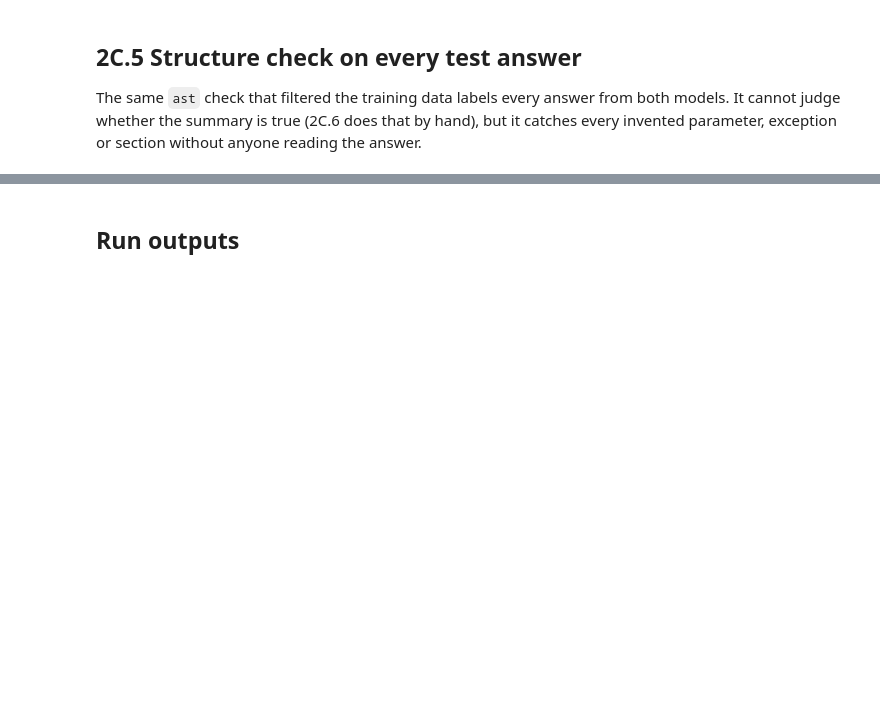
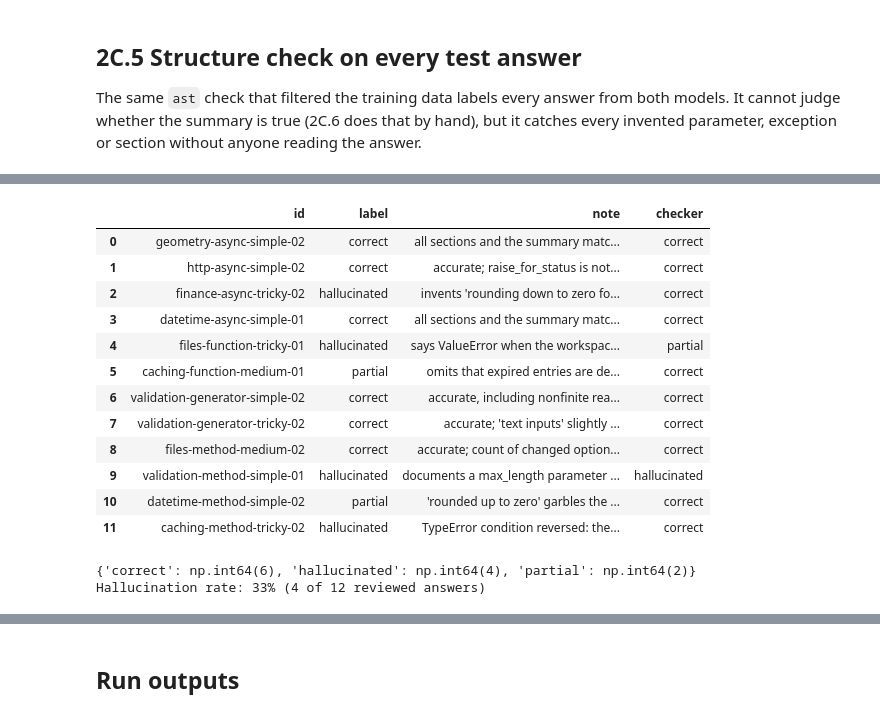
Before and after one commit to sathudeva7/CDAZZDEV-MLE-SATHURSAN, a Jupyter notebook: task2_genai/task2_docstring_finetune.ipynb, the cells around one changed output, grey strips where cells are left out. Saved outputs shown, nothing was run; the diff lists cells and outputs as text; code cells hidden in the pictures; blank space fills up the shorter version.

```diff
--- a/task2_genai/task2_docstring_finetune.ipynb
+++ b/task2_genai/task2_docstring_finetune.ipynb
@@ -430,3 +622,21 @@ _Filled in after the submission run._
 
 The merged model answers the same test set with the same system prompt and decoding
 as the baseline in 2C.1.
+# %%
+# AI-ASSISTED: Claude (claude-opus-5-5), Prompt: 'Fix the CUDA out-of-memory error before the fine-tuned answers', Date: 2026-10-07
+# OOM fix: the failed merge attempt left a float16 base model alive through the saved
+# traceback (sys.last_traceback), so two 6 GB models shared the 14.5 GB T4.
+# Drop the traceback references, free the GPU, and reload the merged model from disk.
+import gc
+
+from task2_genai.finetune import load_fp16
+
+for name in ("last_type", "last_value", "last_traceback", "last_exc"):
+    setattr(sys, name, None)
+merged = None
+gc.collect()
+torch.cuda.empty_cache()
+print(f"GPU memory in use after cleanup: {torch.cuda.memory_allocated() / 1e9:.1f} GB")
+
+merged = load_fp16(MERGED_DIR)
+print(f"GPU memory with the merged model loaded: {torch.cuda.memory_allocated() / 1e9:.1f} GB")
@@ -433,7 +646,8 @@ as the baseline in 2C.1.
 # %%
 # AI-ASSISTED: Claude (claude-opus-5-5), Prompt: 'Build the Task 2 notebook: QLoRA training, merge, and evaluation against the base model', Date: 2026-10-07
 started = time.perf_counter()
-ft_answers = generate(merged, tokenizer, test)
+ft_answers = generate(merged, tokenizer, test, batch_size=4)
+
 del merged
 free_gpu()
 print(f"{len(ft_answers)} fine-tuned answers in {time.perf_counter() - started:.0f} s. First one ({test[0]['id']}):\n")
@@ -529,19 +809,48 @@ for rid in review_ids:
 # %%
 # AI-ASSISTED: Claude (claude-opus-5-5), Prompt: 'Build the Task 2 notebook: QLoRA training, merge, and evaluation against the base model', Date: 2026-10-07
-# Filled in by hand after reading the answers above: (label, note), label one of correct / partial / hallucinated.
+# AI-ASSISTED: Claude (claude-opus-5-5), Prompt: 'can u please check these outputs and can u label them (second reviewer; labels confirmed by the candidate)', Date: 2026-10-07
+# Labelled after reading each answer against its code (Claude as second reviewer): (label, note), label one of correct / partial / hallucinated.
 MANUAL_LABELS: dict[str, tuple[str, str]] = {
+    "geometry-async-simple-02": ("correct", "all sections and the summary match the code"),
+    "http-async-simple-02": ("correct", "accurate; raise_for_status is not a raise statement here"),
+    "finance-async-tricky-02": ("hallucinated", "invents 'rounding down to zero for zero interest'; calls the nominal rate 'effective'"),
+    "datetime-async-simple-01": ("correct", "all sections and the summary match the code"),
+    "files-function-tricky-01": ("hallucinated", "says ValueError when the workspace is not a directory; the code raises NotADirectoryError"),
+    "caching-function-medium-01": ("partial", "omits that expired entries are deleted from the cache"),
+    "validation-generator-simple-02": ("correct", "accurate, including nonfinite readings"),
+    "validation-generator-tricky-02": ("correct", "accurate; 'text inputs' slightly undersells non-string handling"),
+    "files-method-medium-02": ("correct", "accurate; count of changed options matches the code"),
+    "validation-method-simple-01": ("hallucinated", "documents a max_length parameter the method does not have"),
+    "datetime-method-simple-02": ("partial", "'rounded up to zero' garbles the clamp at zero"),
+    "caching-method-tricky-02": ("hallucinated", "TypeError condition reversed: the code rejects booleans"),
 }
 
 unlabelled = [rid for rid in review_ids if rid not in MANUAL_LABELS]
 if unlabelled:
     print("Label these first:", unlabelled)
 else:
     review = pd.DataFrame([{"id": rid, "label": MANUAL_LABELS[rid][0], "note": MANUAL_LABELS[rid][1],
                             "checker": ft_checks[by_id[rid]]["label"]} for rid in review_ids])
     with pd.option_context("display.max_colwidth", None):
         display(review)
     counts = review.label.value_counts()
     hallucinated = int(counts.get("hallucinated", 0))
     print(dict(counts))
     print(f"Hallucination rate: {hallucinated / len(review):.0%} ({hallucinated} of {len(review)} reviewed answers)")
+# %% [output]
+|  | id | label | note | checker |
+| 0 | geometry-async-simple-02 | correct | all sections and the summary matc... | correct |
+| 1 | http-async-simple-02 | correct | accurate; raise_for_status is not... | correct |
+| 2 | finance-async-tricky-02 | hallucinated | invents 'rounding down to zero fo... | correct |
+| 3 | datetime-async-simple-01 | correct | all sections and the summary matc... | correct |
+| 4 | files-function-tricky-01 | hallucinated | says ValueError when the workspac... | partial |
+| 5 | caching-function-medium-01 | partial | omits that expired entries are de... | correct |
+| 6 | validation-generator-simple-02 | correct | accurate, including nonfinite rea... | correct |
+| 7 | validation-generator-tricky-02 | correct | accurate; 'text inputs' slightly ... | correct |
+| 8 | files-method-medium-02 | correct | accurate; count of changed option... | correct |
+| 9 | validation-method-simple-01 | hallucinated | documents a max_length parameter ... | hallucinated |
+| 10 | datetime-method-simple-02 | partial | 'rounded up to zero' garbles the ... | correct |
+| 11 | caching-method-tricky-02 | hallucinated | TypeError condition reversed: the... | correct |
+{'correct': np.int64(6), 'hallucinated': np.int64(4), 'partial': np.int64(2)}
+Hallucination rate: 33% (4 of 12 reviewed answers)
 # %% [markdown]
```
Also changed, not shown: parts of 23 cells of this notebook, 6 other files.
